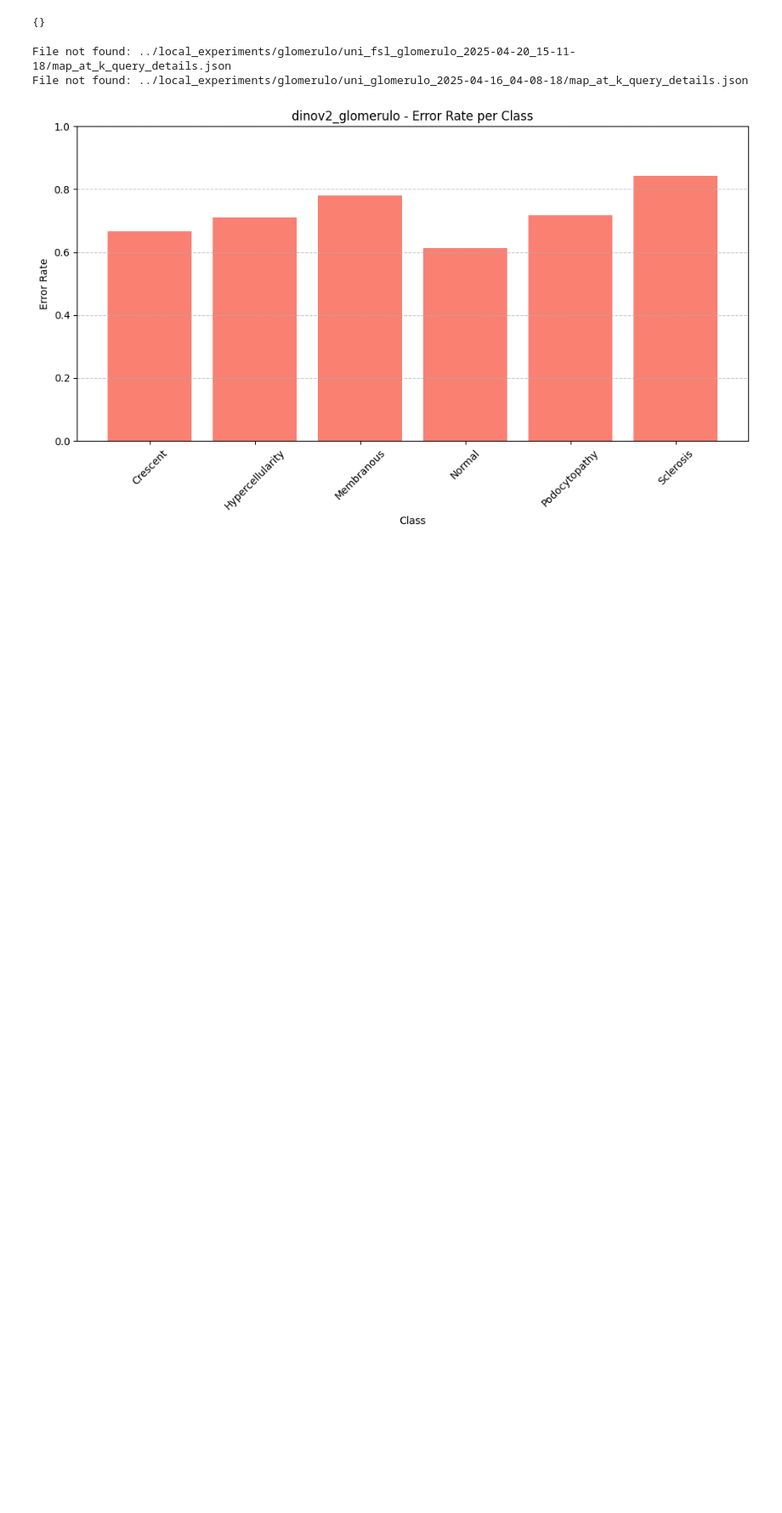
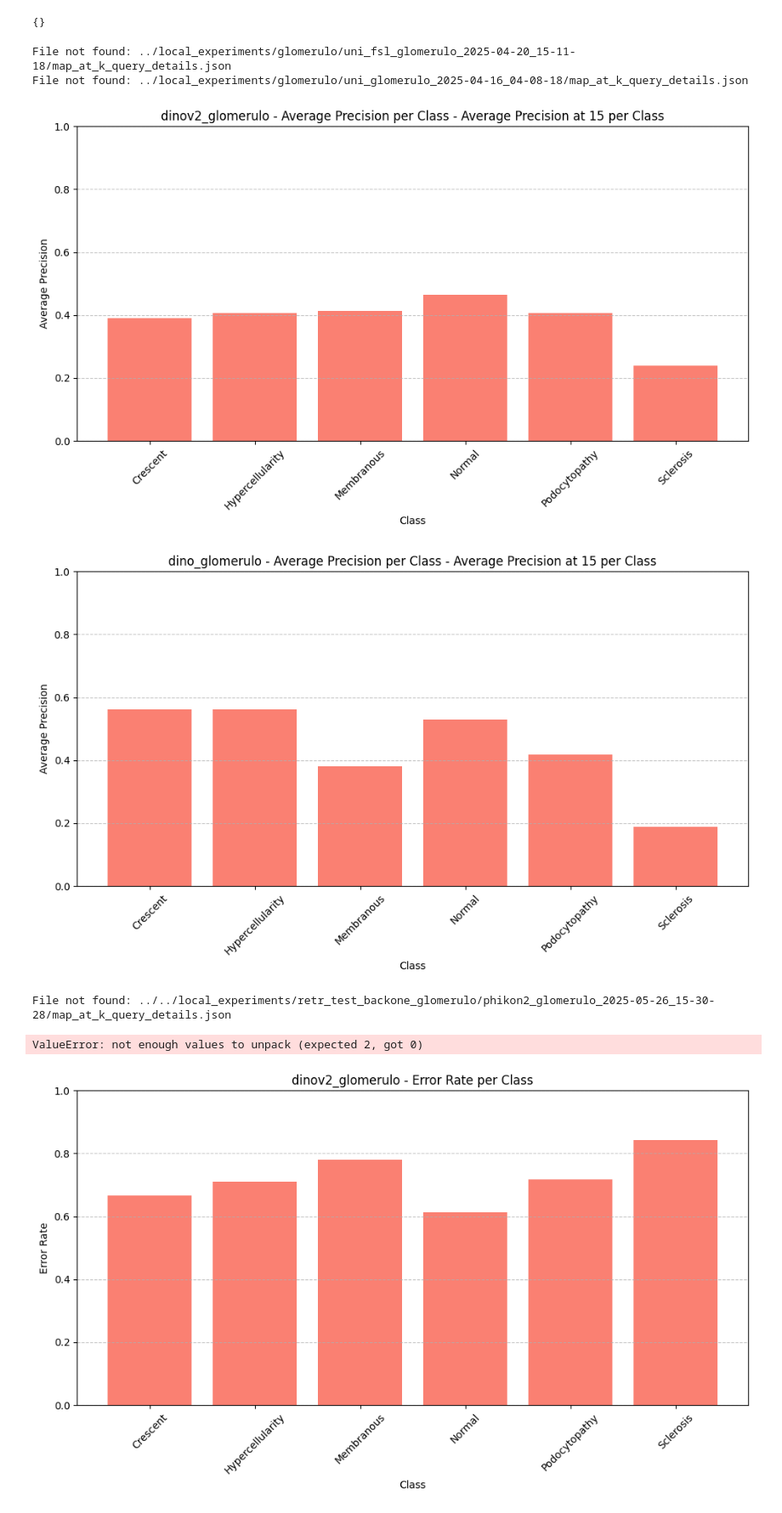
Before and after one commit to maods2/master-research-image-retrieval, a Jupyter notebook: notebooks/retr_test_backone/retrieval_pretreined_glomerulo.ipynb, the cells around one changed output. Shown at 85% size. Saved outputs shown, nothing was run; the diff lists cells and outputs as text; code cells hidden in the pictures; blank space fills up the shorter version.

```diff
--- a/notebooks/retr_test_backone/retrieval_pretreined_glomerulo.ipynb
+++ b/notebooks/retr_test_backone/retrieval_pretreined_glomerulo.ipynb
@@ -75,6 +76,13 @@ for (cls, res), (cls2, res2 ) in zip(res1.items(), res2.items()):
 # %% [output]
 File not found: ../local_experiments/glomerulo/uni_fsl_glomerulo_2025-04-20_15-11-18/map_at_k_query_details.json
 File not found: ../local_experiments/glomerulo/uni_glomerulo_2025-04-16_04-08-18/map_at_k_query_details.json
+# %%
+plot_classes_maps(latest_experiments)
+# %% [output]
+[figure, added]
+[figure, added]
+File not found: ../../local_experiments/retr_test_backone_glomerulo/phikon2_glomerulo_2025-05-26_15-30-28/map_at_k_query_details.json
+ValueError: not enough values to unpack (expected 2, got 0)
 # %%
 plot_class_performances(latest_experiments)
 # %% [output]
```
Also changed, not shown: parts of 1 cell of this notebook, 1 other file.
